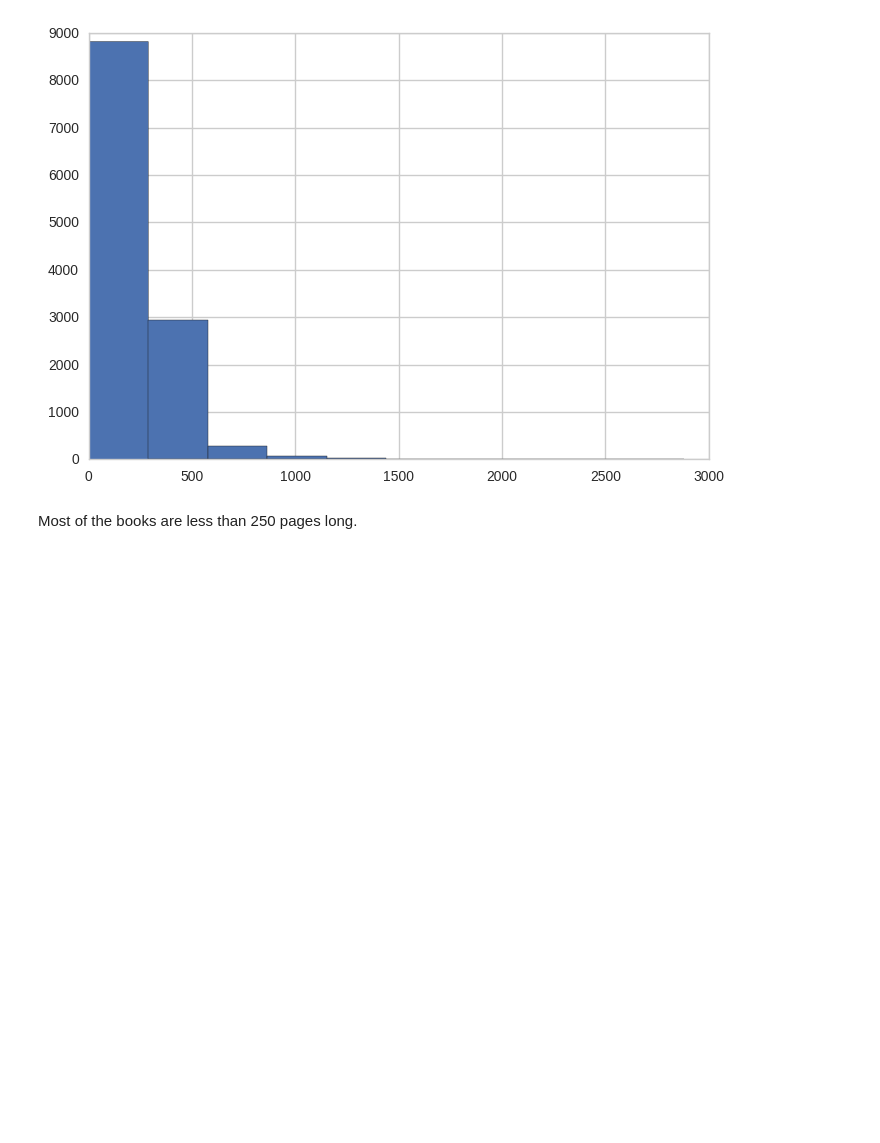
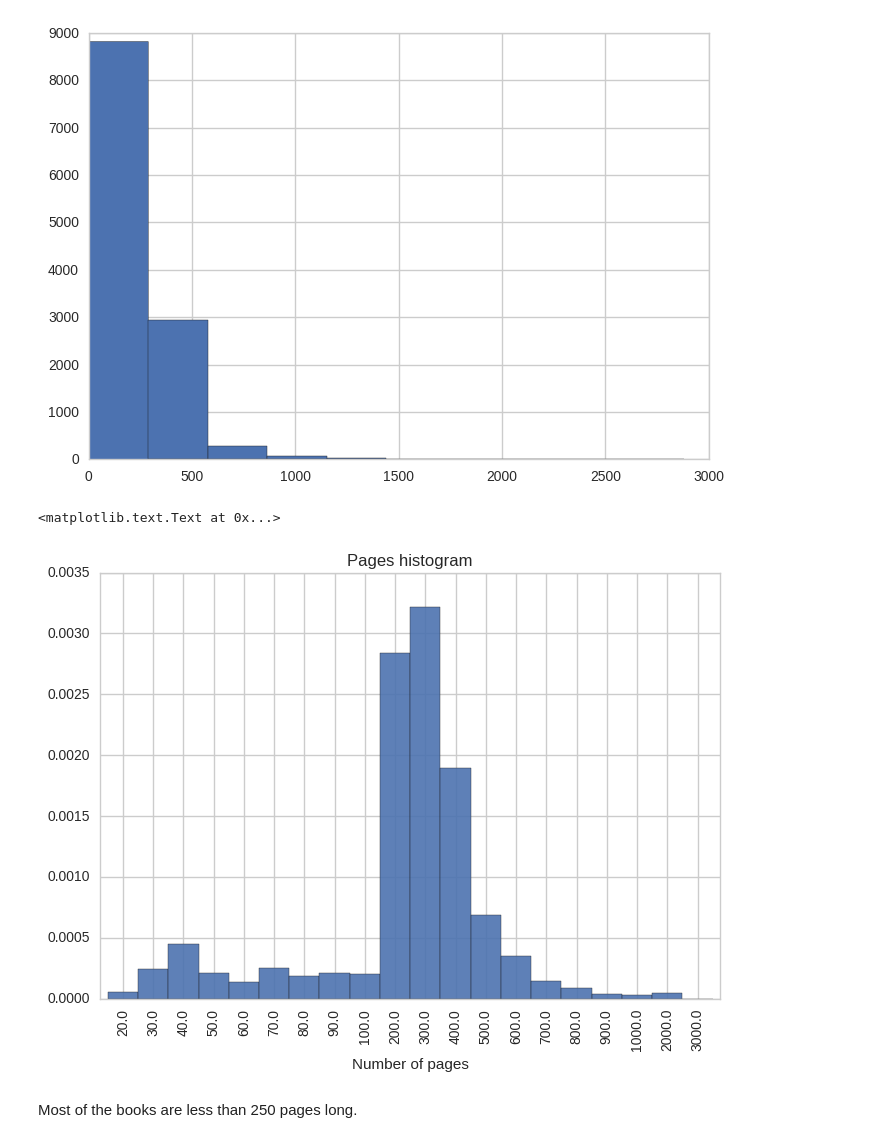
Before and after one commit to klitonandrea/BookRatings, a Jupyter notebook: Story telling with book ratings.ipynb, the cells around one changed output. Drawn from its saved outputs; the diff is of its cells as text; code cells hidden in the pictures; blank space fills up the shorter version.

```diff
--- a/Story telling with book ratings.ipynb
+++ b/Story telling with book ratings.ipynb
@@ -346,3 +352,14 @@ BookInfo.pagesNo.hist()
+# %%
+bins = np.concatenate((np.linspace(10, 100, 10), np.linspace(200, 900, 8), np.linspace(1000, 3000, 3)) )
+y, x = np.histogram(BookInfo.pagesNo[BookInfo.pagesNo.notnull()], bins=bins, normed=True)
+x=x[1:]
+histPages = pd.Series(y, x)
+ax = histPages.plot(kind='bar', width=1, alpha=0.9, align='center')
+ax.set_title('Pages histogram')
+ax.set_xlabel('Number of pages')
+# %% [output]
+<matplotlib.text.Text at 0x...>
+[figure, added]
 # %% [markdown]
 Most of the books are less than 250 pages long.
 # %%
```
Also changed, not shown: parts of 11 cells of this notebook.
